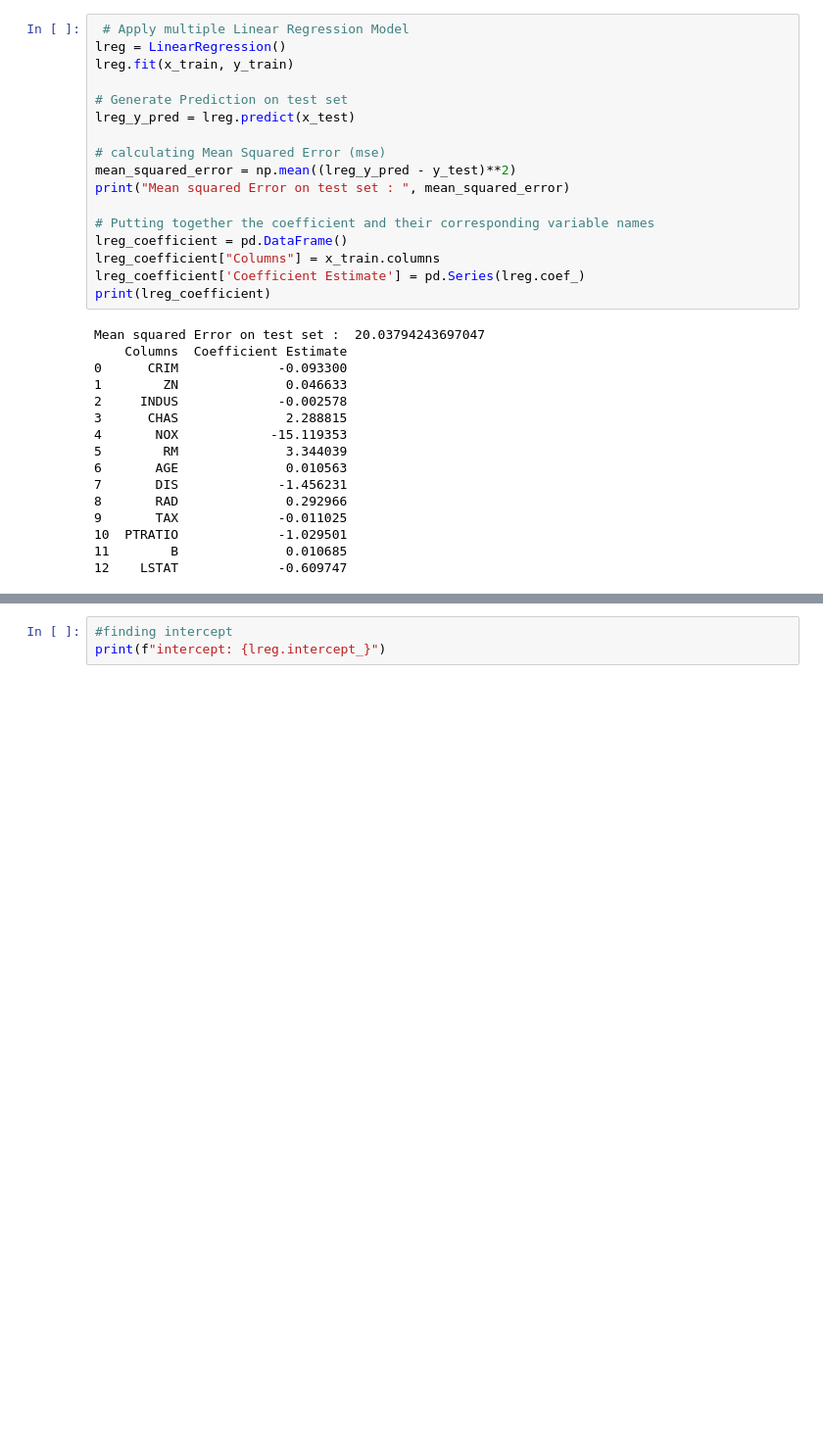
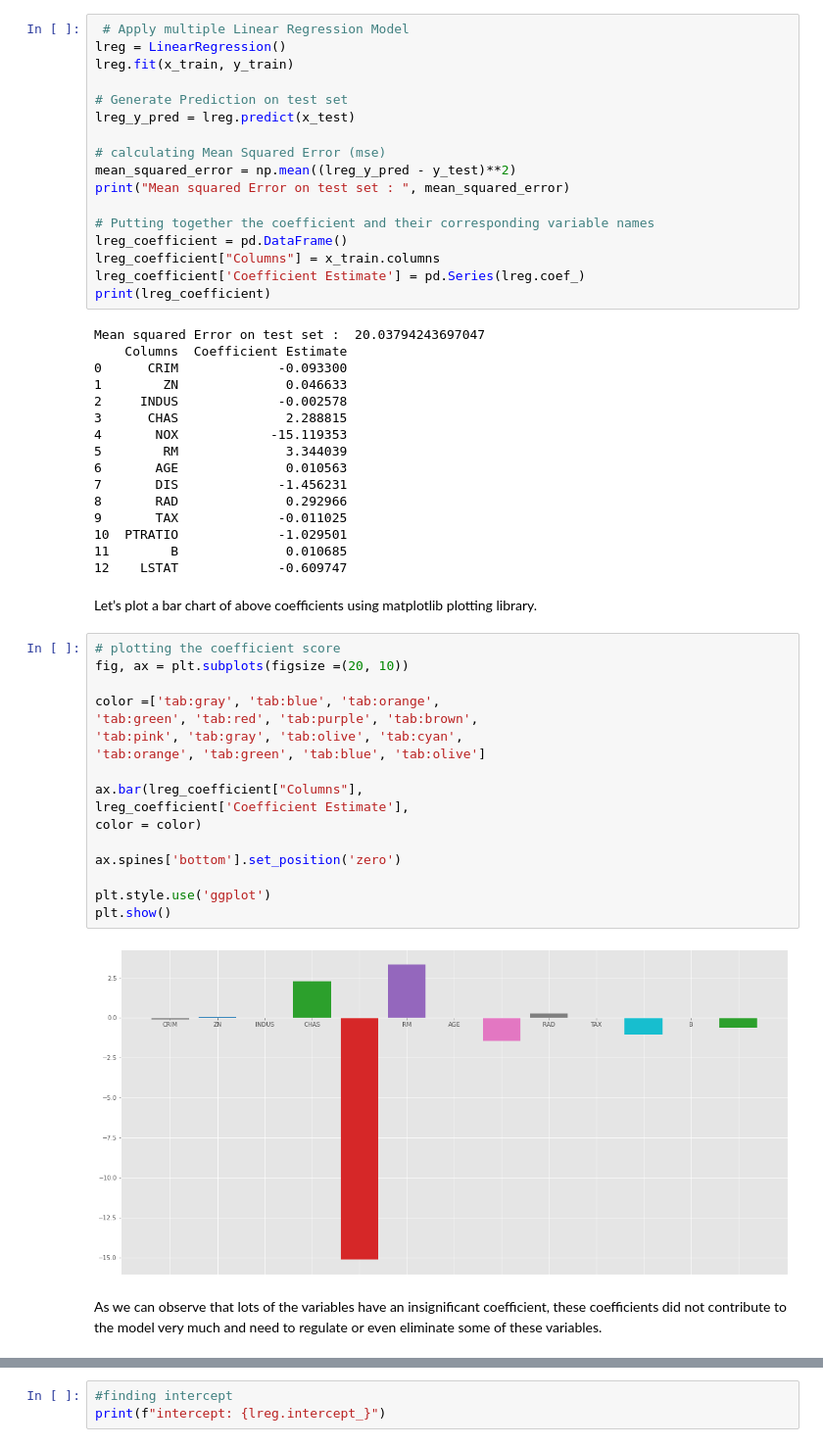
Before and after one commit to sandeepbansode/Machine_Learning_Data_Science, a Jupyter notebook: ML_08_Ridge_Vs_Lasso_Vs_Elastic(Regularization).ipynb, the cells around one changed output, grey strips where cells are left out. Shown: that part at 98% size. Drawn from its saved outputs; the diff is of its cells as text; blank space fills up the shorter version.

```diff
--- a/ML_08_Ridge_Vs_Lasso_Vs_Elastic(Regularization).ipynb
+++ b/ML_08_Ridge_Vs_Lasso_Vs_Elastic(Regularization).ipynb
@@ -147,3 +147,26 @@ Mean squared Error on test set :  20.03794243697047
 10  PTRATIO             -1.029501
 11        B              0.010685
 12    LSTAT             -0.609747
+# %% [markdown]
+Let’s plot a bar chart of above coefficients using matplotlib plotting library.
+# %%
+# plotting the coefficient score
+fig, ax = plt.subplots(figsize =(20, 10))
+
+color =['tab:gray', 'tab:blue', 'tab:orange',
+'tab:green', 'tab:red', 'tab:purple', 'tab:brown',
+'tab:pink', 'tab:gray', 'tab:olive', 'tab:cyan',
+'tab:orange', 'tab:green', 'tab:blue', 'tab:olive']
+
+ax.bar(lreg_coefficient["Columns"],
+lreg_coefficient['Coefficient Estimate'],
+color = color)
+
+ax.spines['bottom'].set_position('zero')
+
+plt.style.use('ggplot')
+plt.show()
+# %% [output]
+[figure, added]
+# %% [markdown]
+As we can observe that lots of the variables have an insignificant coefficient, these coefficients did not contribute to the model very much and need to regulate or even eliminate some of these variables.
```
Also changed, not shown: parts of 13 cells of this notebook.
